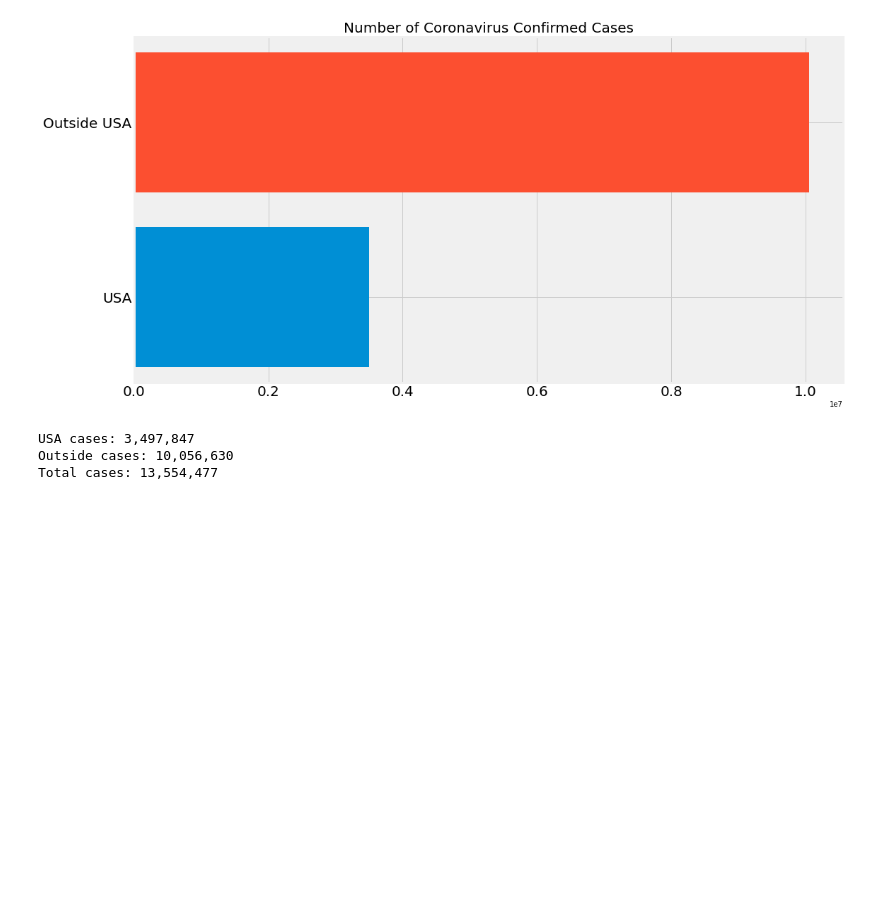
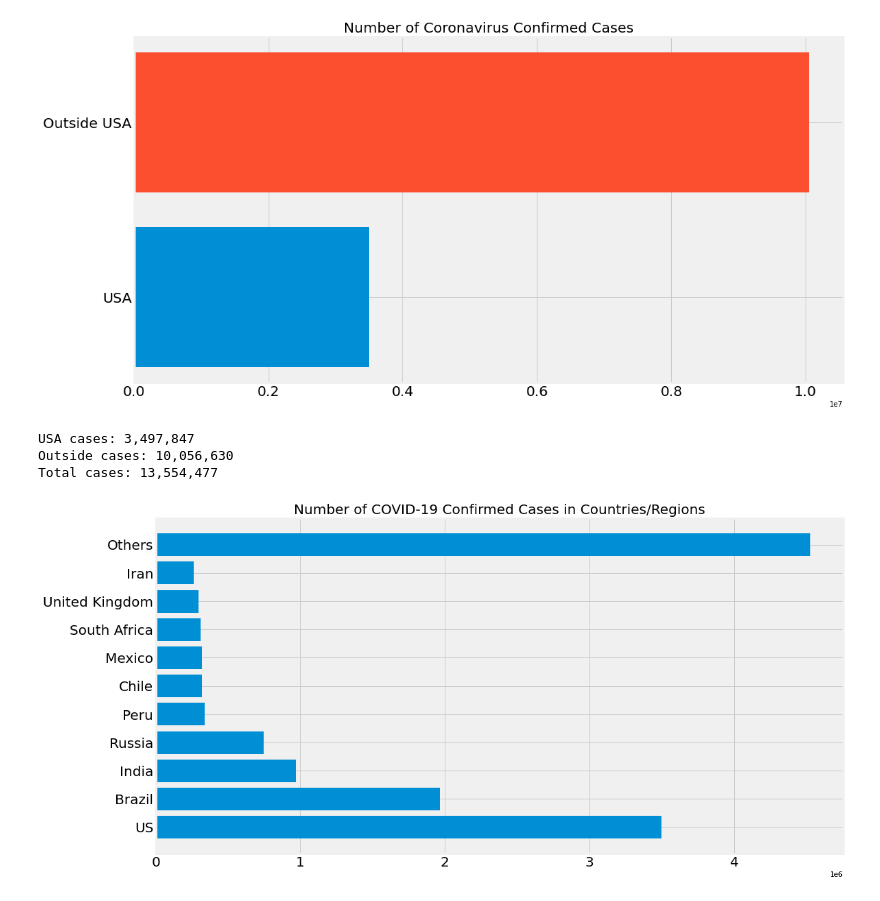
Before and after one commit to dharm1k987/tensorflow_covid-19, a Jupyter notebook: COVID-19 Prediction Analysis.ipynb, the cells around one changed output. Drawn from its saved outputs; the diff is of its cells as text; code cells hidden in the pictures; blank space fills up the shorter version.

Commit message:
added bar graph of top 10 countries, and pie chart

```diff
--- a/COVID-19 Prediction Analysis.ipynb
+++ b/COVID-19 Prediction Analysis.ipynb
@@ -461,3 +461,27 @@ print(f"Total cases: {total:,}")
 USA cases: 3,497,847
 Outside cases: 10,056,630
 Total cases: 13,554,477
+# %%
+# only show 10 countries with the most confirmed cases, the rest are grouped in others category
+visual_unique_countries = []
+visual_confirmed_cases = []
+others = np.sum(country_confirmed_cases[10:])
+
+for i in range(len(country_confirmed_cases[:10])):
+    visual_unique_countries.append(unique_countries[i])
+    visual_confirmed_cases.append(country_confirmed_cases[i])
+
+visual_unique_countries.append('Others')
+visual_confirmed_cases.append(others)
+# %%
+def plot_bar_graph(x, y, title):
+    plt.figure(figsize=(16, 9))
+    plt.barh(x, y)
+    plt.title(title, size=20)
+    plt.xticks(size=20)
+    plt.yticks(size=20)
+    plt.show()
+# %%
+plot_bar_graph(visual_unique_countries, visual_confirmed_cases, 'Number of COVID-19 Confirmed Cases in Countries/Regions')
+# %% [output]
+[figure, added]
```
Also changed, not shown: parts of 2 cells of this notebook.
